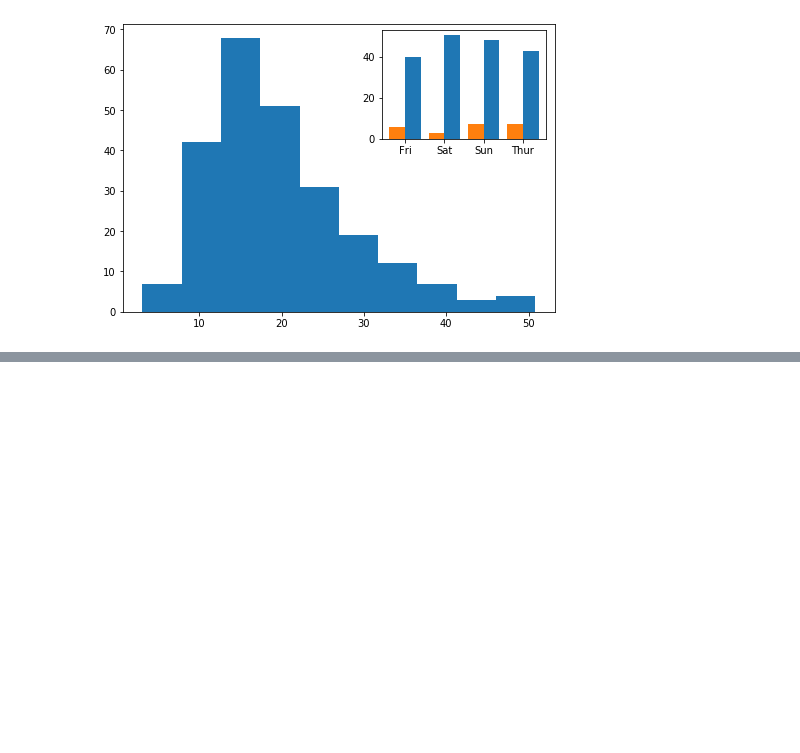
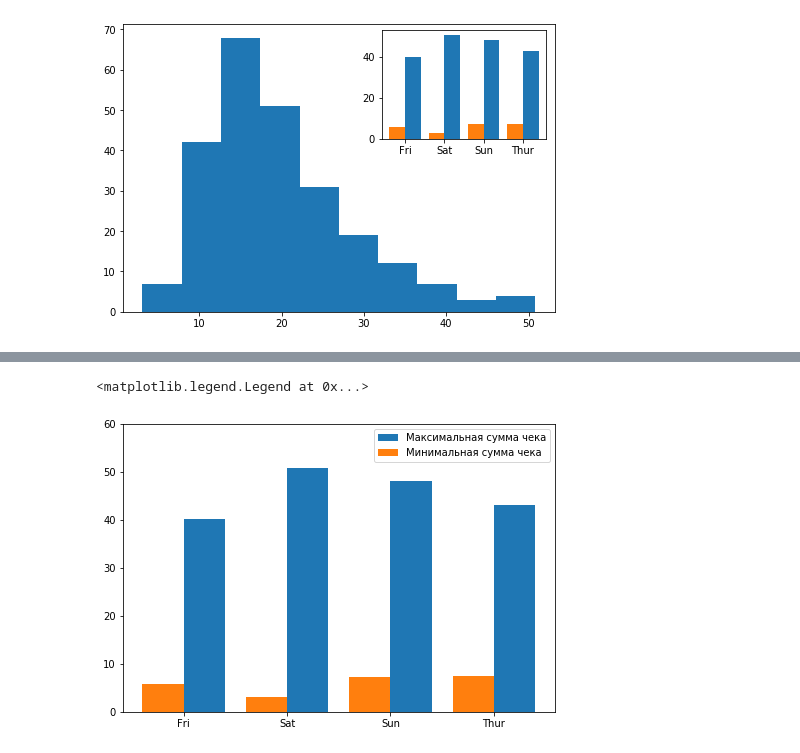
Before and after one commit to gdvnedu/SF, a Jupyter notebook: dst/module_2/python_10/Object oriented approach.ipynb, the cells around one changed output, grey strips where cells are left out. Saved outputs shown, nothing was run; the diff lists cells and outputs as text; code cells hidden in the pictures; blank space fills up the shorter version.

```diff
--- a/dst/module_2/python_10/Object oriented approach.ipynb
+++ b/dst/module_2/python_10/Object oriented approach.ipynb
@@ -48,0 +58,10 @@ inner_axes.bar(x = tips_per_day['day'], height = tips_per_day['min'],width = -0.
+# %%
+fig = plt.figure()
+axes = fig.add_axes([0,0,1,1])
+axes.set_ylim(0, 60)
+axes.bar(x = tips_per_day['day'], height = tips_per_day['max'], width = 0.4, align = 'edge', label = 'Максимальная сумма чека')
+axes.bar(x = tips_per_day['day'], height = tips_per_day['min'], width = -0.4, align = 'edge', label = 'Минимальная сумма чека')
+axes.legend(loc = 1)
+# %% [output]
+<matplotlib.legend.Legend at 0x...>
+[figure, added]
```
Also changed, not shown: parts of 3 cells of this notebook.
